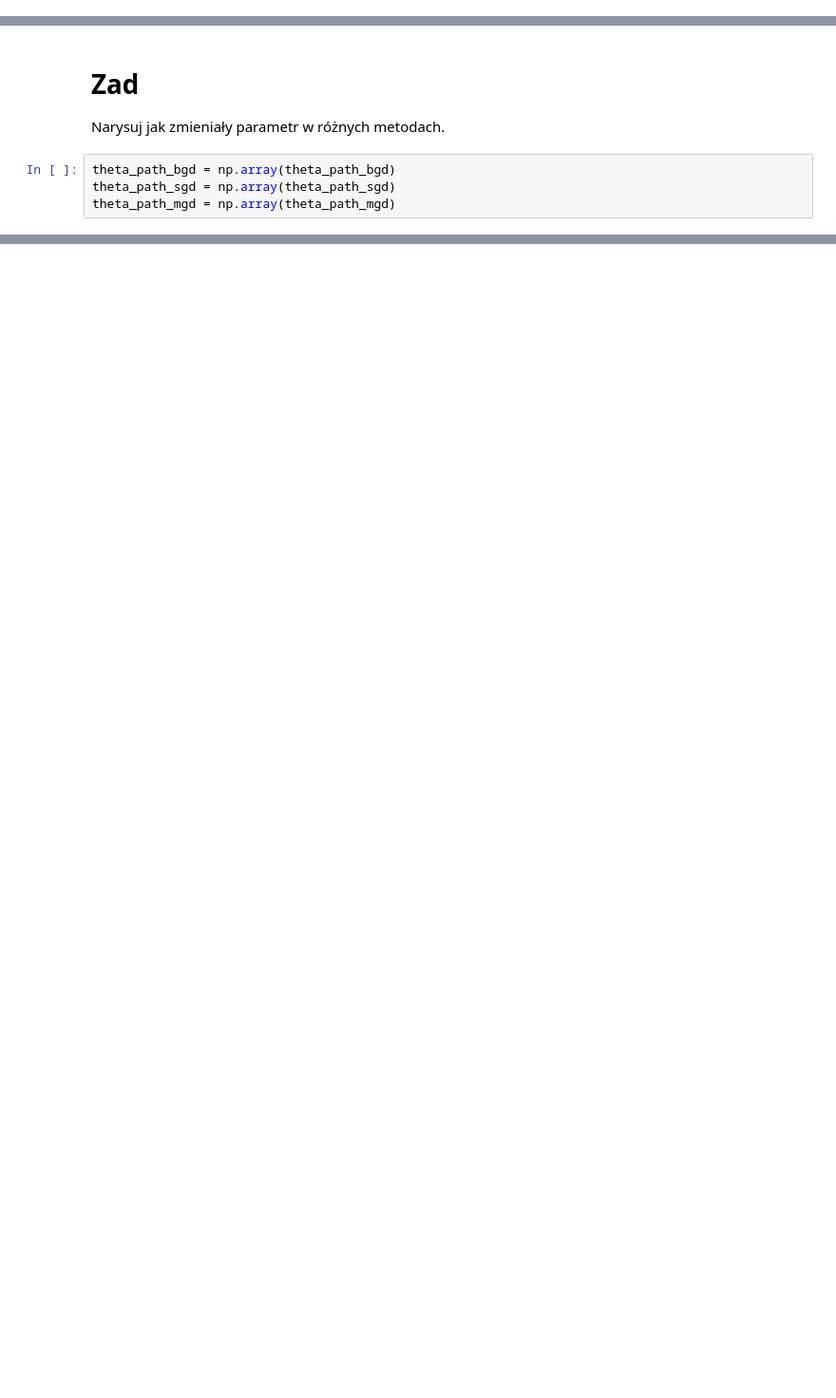
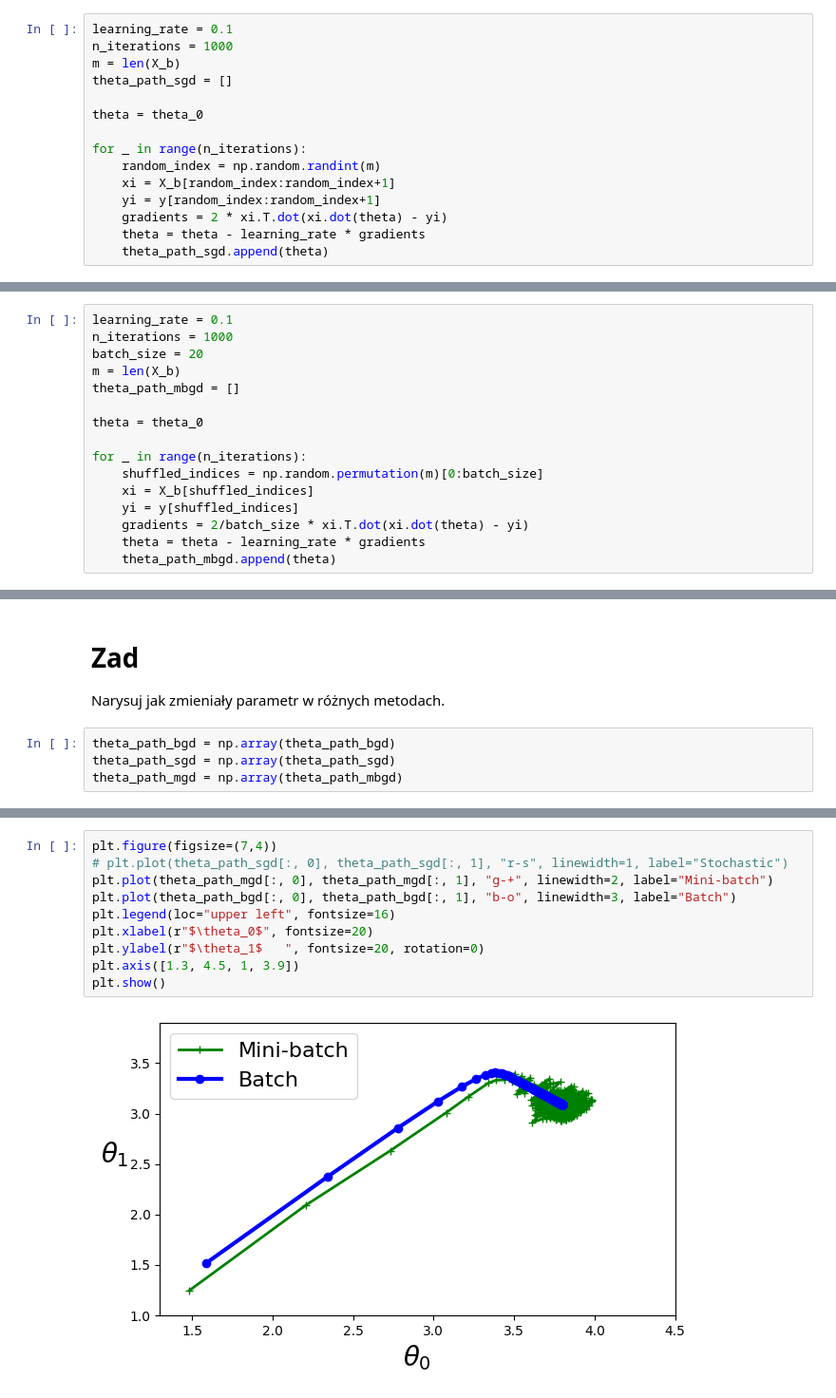
Before and after one commit to KrystianJachna/AI, a Jupyter notebook: cw10/AD_Z10_C_Gradient_Descent_Regression.ipynb, the cells around one changed output, grey strips where cells are left out. Shown at 95% size. Cells and saved outputs as stored; diff of their text form; blank space fills up the shorter version.

```diff
--- a/cw10/AD_Z10_C_Gradient_Descent_Regression.ipynb
+++ b/cw10/AD_Z10_C_Gradient_Descent_Regression.ipynb
@@ -129,0 +131,15 @@ theta = theta_0
+# %%
+learning_rate = 0.1
+n_iterations = 1000
+m = len(X_b)
+theta_path_sgd = []
+
+theta = theta_0
+
+for _ in range(n_iterations):
+    random_index = np.random.randint(m)
+    xi = X_b[random_index:random_index+1]
+    yi = y[random_index:random_index+1]
+    gradients = 2 * xi.T.dot(xi.dot(theta) - yi)
+    theta = theta - learning_rate * gradients
+    theta_path_sgd.append(theta)
@@ -142,3 +156,19 @@ theta = theta_0
+# %%
+learning_rate = 0.1
+n_iterations = 1000
+batch_size = 20
+m = len(X_b)
+theta_path_mbgd = []
+
+theta = theta_0
+
+for _ in range(n_iterations):
+    shuffled_indices = np.random.permutation(m)[0:batch_size]
+    xi = X_b[shuffled_indices]
+    yi = y[shuffled_indices]
+    gradients = 2/batch_size * xi.T.dot(xi.dot(theta) - yi)
+    theta = theta - learning_rate * gradients
+    theta_path_mbgd.append(theta)
 # %%
 print(theta)
 # %% [output]
@@ -150,4 +180,4 @@ Narysuj jak zmieniały parametr w różnych metodach.
 # %%
 theta_path_bgd = np.array(theta_path_bgd)
 theta_path_sgd = np.array(theta_path_sgd)
-theta_path_mgd = np.array(theta_path_mgd)
+theta_path_mgd = np.array(theta_path_mbgd)
@@ -156,0 +184,12 @@ theta_path_mgd = np.array(theta_path_mgd)
+# %%
+plt.figure(figsize=(7,4))
+# plt.plot(theta_path_sgd[:, 0], theta_path_sgd[:, 1], "r-s", linewidth=1, label="Stochastic")
+plt.plot(theta_path_mgd[:, 0], theta_path_mgd[:, 1], "g-+", linewidth=2, label="Mini-batch")
+plt.plot(theta_path_bgd[:, 0], theta_path_bgd[:, 1], "b-o", linewidth=3, label="Batch")
+plt.legend(loc="upper left", fontsize=16)
+plt.xlabel(r"$\theta_0$", fontsize=20)
+plt.ylabel(r"$\theta_1$   ", fontsize=20, rotation=0)
+plt.axis([1.3, 4.5, 1, 3.9])
+plt.show()
+# %% [output]
+[figure, added]
```
Also changed, not shown: parts of 17 cells of this notebook.
